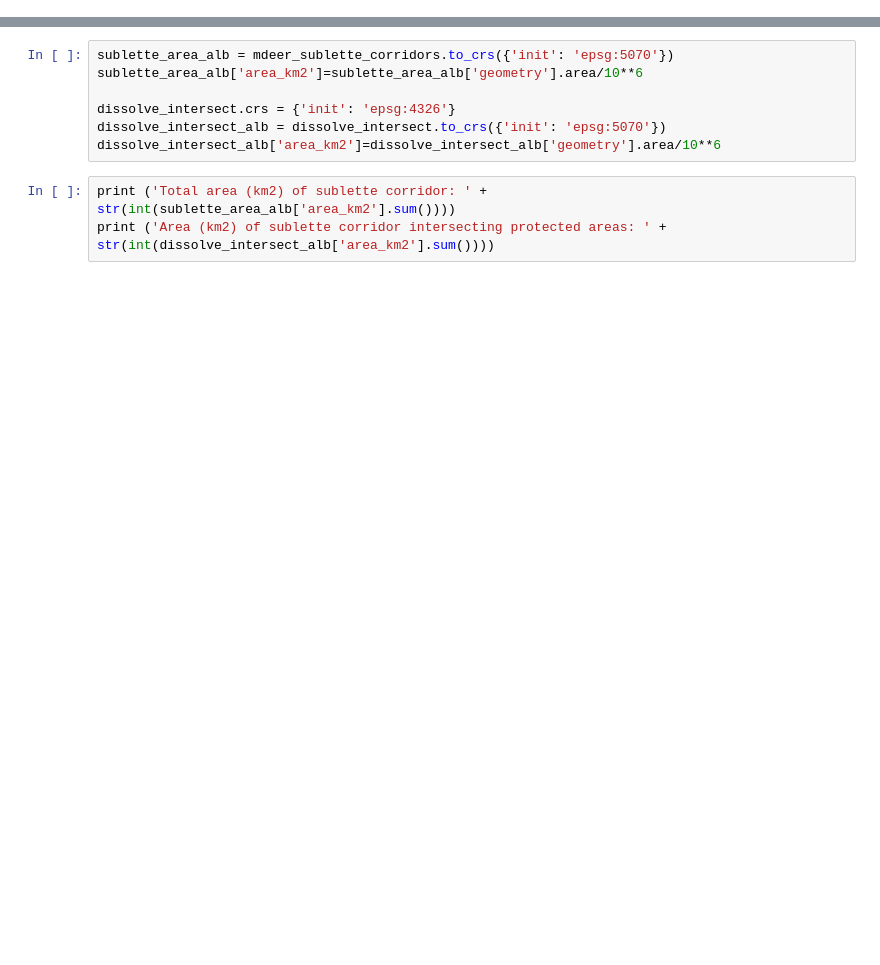
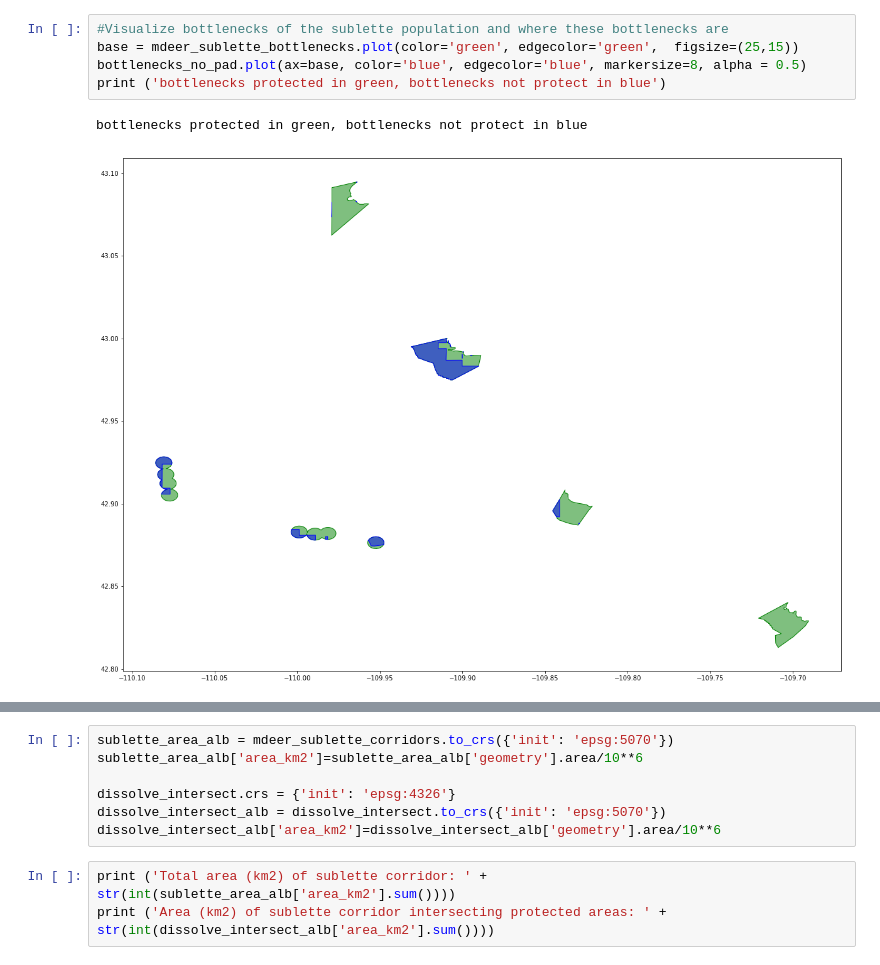
Before and after one commit to dwief-usgs/wlci-regional-to-national-exploratory-analyses, a Jupyter notebook: wlci-padus-corridor-exploration.ipynb, the cells around one changed output, grey strips where cells are left out. Drawn from its saved outputs; the diff is of its cells as text; blank space fills up the shorter version.

```diff
--- a/wlci-padus-corridor-exploration.ipynb
+++ b/wlci-padus-corridor-exploration.ipynb
@@ -142,2 +140,10 @@ bottlenecks protected in green, bottlenecks not protect in blue
+# %%
+#Visualize bottlenecks of the sublette population and where these bottlenecks are
+base = mdeer_sublette_bottlenecks.plot(color='green', edgecolor='green',  figsize=(25,15))
+bottlenecks_no_pad.plot(ax=base, color='blue', edgecolor='blue', markersize=8, alpha = 0.5)
+print ('bottlenecks protected in green, bottlenecks not protect in blue')
+# %% [output]
+bottlenecks protected in green, bottlenecks not protect in blue
+[figure, added]
 # %%
 bottlenecks_w_pad
```
Also changed, not shown: parts of 37 cells of this notebook.
